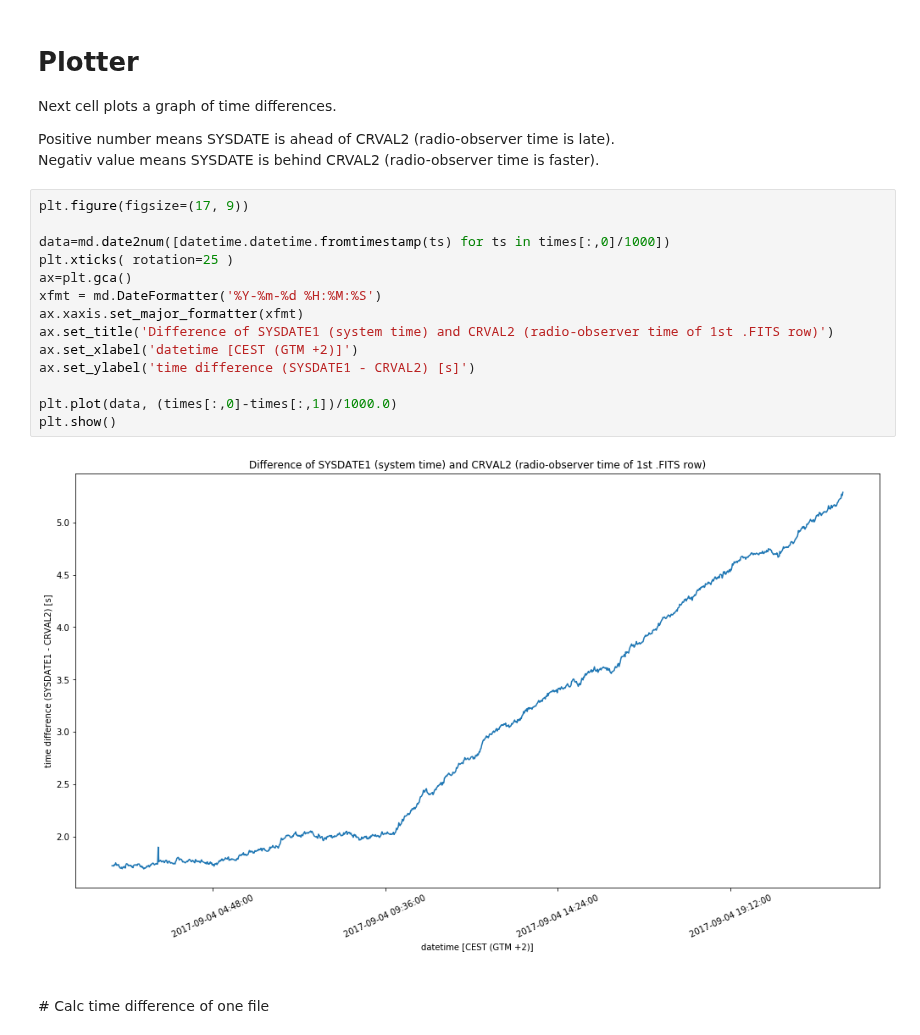
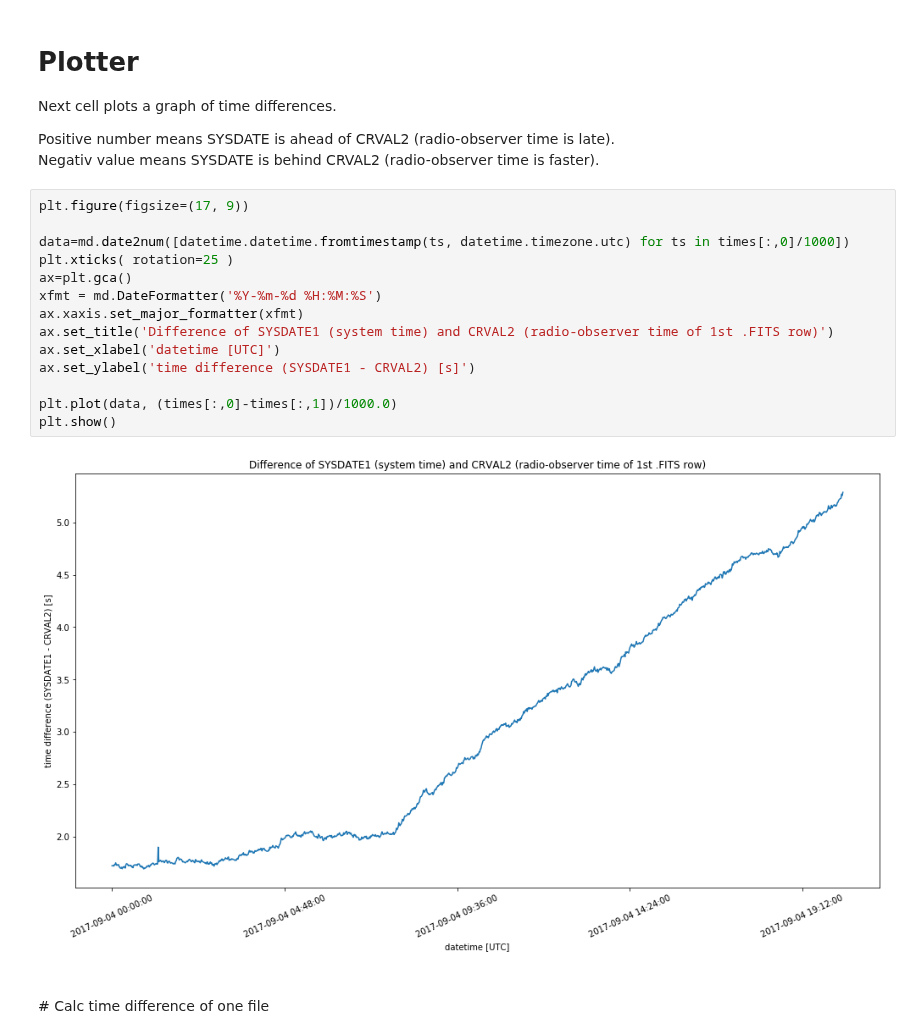
Before and after one commit to bolidozor/MeteorDataAnalyser, a Jupyter notebook: iPython/CRVAL2_SYSTIME_diff_plotter.ipynb, the cells around one changed output. Drawn from its saved outputs; the diff is of its cells as text.

Commit message:
graph timezone to UTC

```diff
--- a/iPython/CRVAL2_SYSTIME_diff_plotter.ipynb
+++ b/iPython/CRVAL2_SYSTIME_diff_plotter.ipynb
@@ -69,19 +69,19 @@ Negativ value means SYSDATE is behind CRVAL2 (radio-observer time is faster).
 # %%
 plt.figure(figsize=(17, 9))
 
-data=md.date2num([datetime.datetime.fromtimestamp(ts) for ts in times[:,0]/1000])
+data=md.date2num([datetime.datetime.fromtimestamp(ts, datetime.timezone.utc) for ts in times[:,0]/1000])
 plt.xticks( rotation=25 )
 ax=plt.gca()
 xfmt = md.DateFormatter('%Y-%m-%d %H:%M:%S')
 ax.xaxis.set_major_formatter(xfmt)
 ax.set_title('Difference of SYSDATE1 (system time) and CRVAL2 (radio-observer time of 1st .FITS row)')
-ax.set_xlabel('datetime [CEST (GTM +2)]')
+ax.set_xlabel('datetime [UTC]')
 ax.set_ylabel('time difference (SYSDATE1 - CRVAL2) [s]')
 
 plt.plot(data, (times[:,0]-times[:,1])/1000.0)
 plt.show()
 # %% [output]
-[figure, old version]
+[figure, new version]
 # %% [markdown]
 <br>
 # Calc time difference of one file
```
Also changed, not shown: parts of 1 cell of this notebook.
